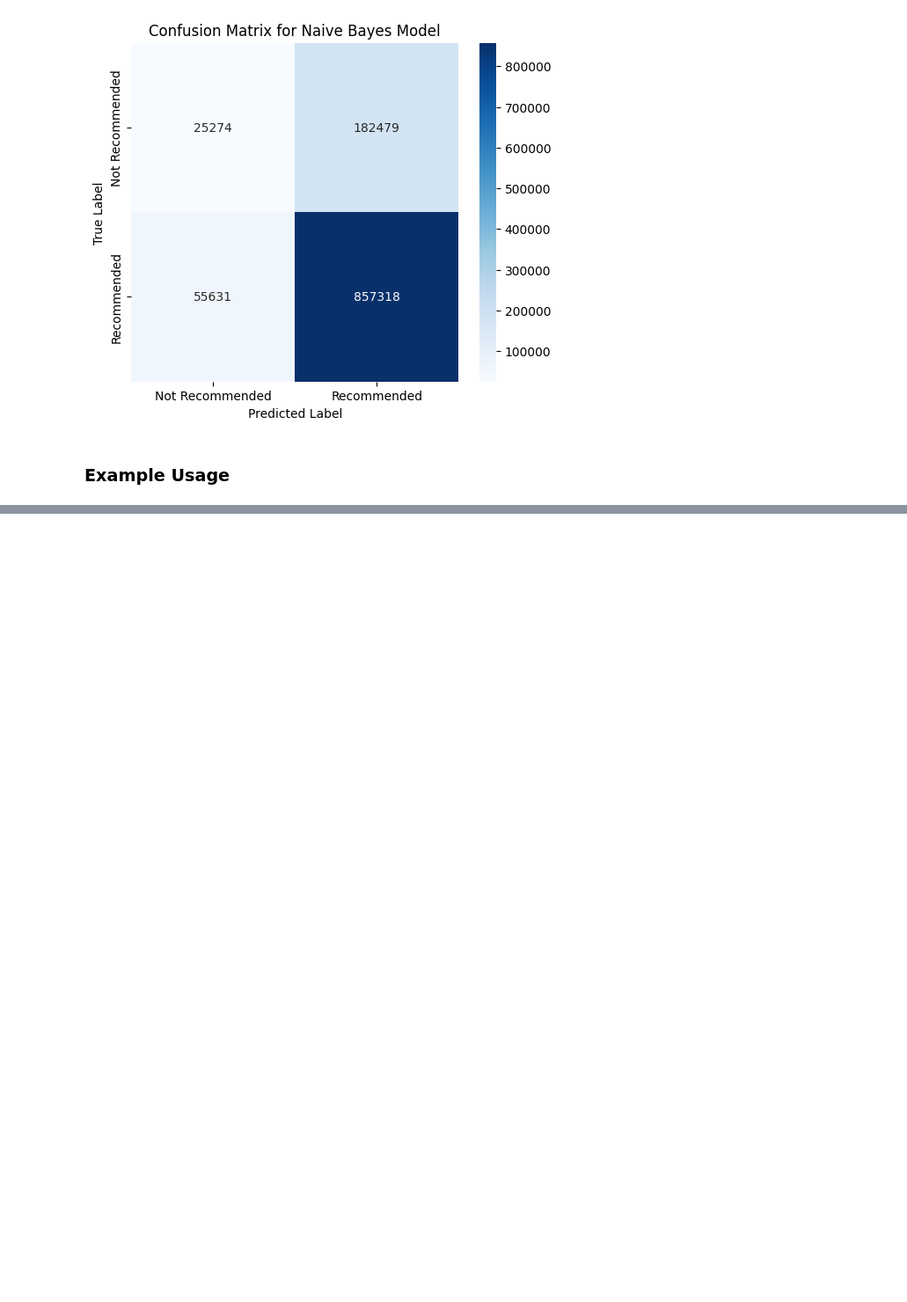
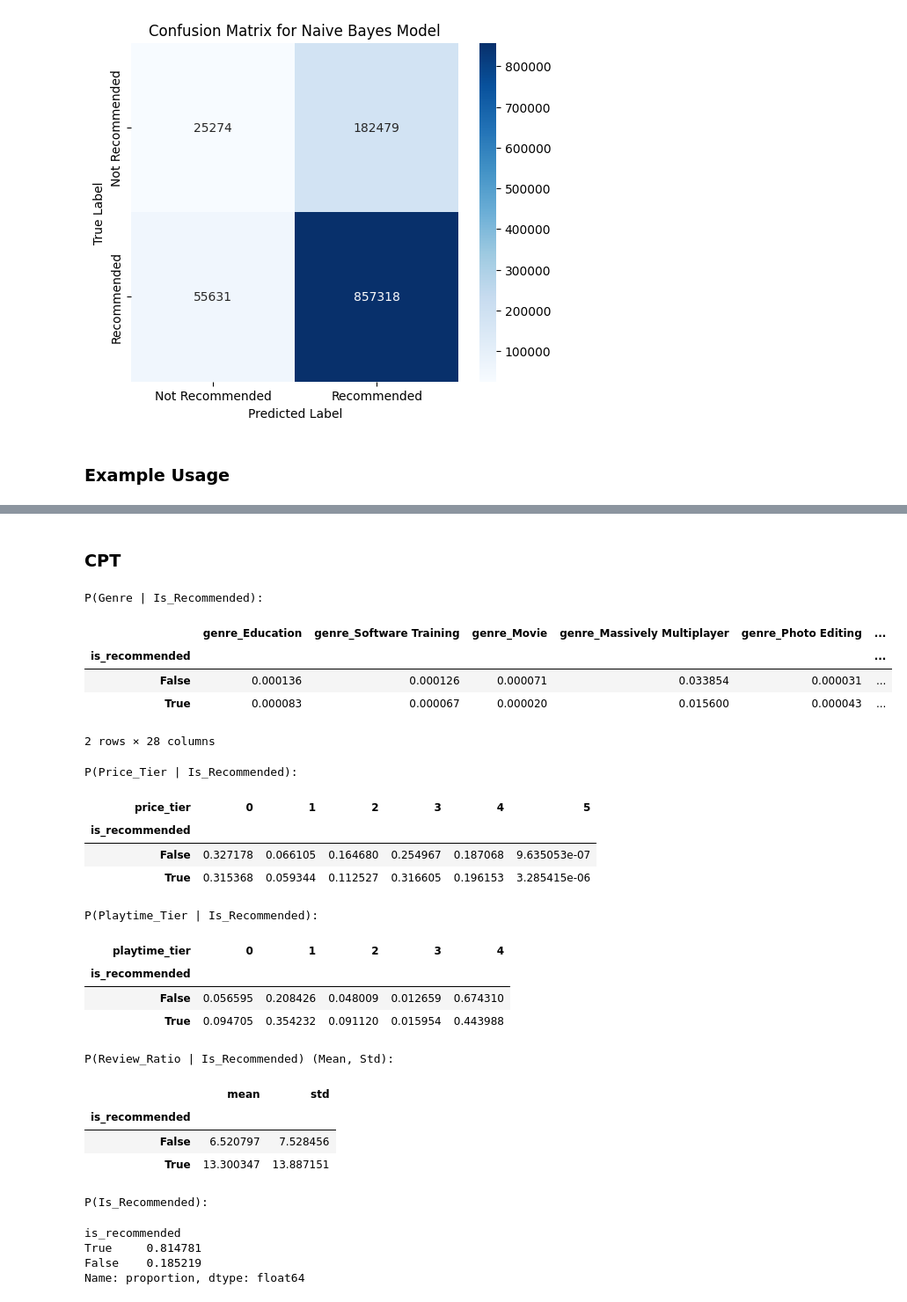
Before and after one commit to derricknguyen12/cse150a_project, a Jupyter notebook: proj.ipynb, the cells around one changed output, grey strips where cells are left out. Shown: that part at 88% size. Drawn from its saved outputs; the diff is of its cells as text; code cells hidden in the pictures; blank space fills up the shorter version.

```diff
--- a/proj.ipynb
+++ b/proj.ipynb
@@ -914,0 +838,64 @@ IndexError: index 3 is out of bounds for axis 0 with size 3
+# %% [markdown]
+### CPT
+# %%
+import pandas as pd
+import numpy as np
+import warnings
+warnings.filterwarnings('ignore')
+
+# Calculate P(Genre | Is_Recommended)
+genre_columns = [col for col in merged_df.columns if col.startswith('genre_')]  # Extract genre columns
+genre_counts = merged_df.groupby(['is_recommended'])[genre_columns].sum()
+genre_probabilities = genre_counts.div(genre_counts.sum(axis=1), axis=0)
+
+# Calculate P(Price_Tier | Is_Recommended)
+price_counts = merged_df.groupby(['is_recommended', 'price_tier']).size().unstack(fill_value=0)
+price_probabilities = price_counts.div(price_counts.sum(axis=1), axis=0)
+
+# Calculate P(Playtime_Tier | Is_Recommended)
+playtime_counts = merged_df.groupby(['is_recommended', 'playtime_tier']).size().unstack(fill_value=0)
+playtime_probabilities = playtime_counts.div(playtime_counts.sum(axis=1), axis=0)
+
+# Calculate P(Review_Ratio | Is_Recommended) using mean and standard deviation
+review_stats = merged_df.groupby('is_recommended')['review_ratio'].agg(['mean', 'std'])
+
+# Calculate P(Is_Recommended)
+is_recommended_prob = merged_df['is_recommended'].value_counts(normalize=True)
+
+print("P(Genre | Is_Recommended):")
+display(genre_probabilities)
+print("\nP(Price_Tier | Is_Recommended):")
+display(price_probabilities)
+print("\nP(Playtime_Tier | Is_Recommended):")
+display(playtime_probabilities)
+print("\nP(Review_Ratio | Is_Recommended) (Mean, Std):")
+display(review_stats)
+print("\nP(Is_Recommended):")
+display(is_recommended_prob)
+# %% [output]
+P(Genre | Is_Recommended):
+|  | genre_Education | genre_Software Training | genre_Movie | genre_Massively Multiplayer | genre_Photo Editing | ... |
+| is_recommended |  |  |  |  |  | ... |
+| False | 0.000136 | 0.000126 | 0.000071 | 0.033854 | 0.000031 | ... |
+| True | 0.000083 | 0.000067 | 0.000020 | 0.015600 | 0.000043 | ... |
+2 rows × 28 columns
+P(Price_Tier | Is_Recommended):
+| price_tier | 0 | 1 | 2 | 3 | 4 | 5 |
+| is_recommended |  |  |  |  |  |  |
+| False | 0.327178 | 0.066105 | 0.164680 | 0.254967 | 0.187068 | 9.635053e-07 |
+| True | 0.315368 | 0.059344 | 0.112527 | 0.316605 | 0.196153 | 3.285415e-06 |
+P(Playtime_Tier | Is_Recommended):
+| playtime_tier | 0 | 1 | 2 | 3 | 4 |
+| is_recommended |  |  |  |  |  |
+| False | 0.056595 | 0.208426 | 0.048009 | 0.012659 | 0.674310 |
+| True | 0.094705 | 0.354232 | 0.091120 | 0.015954 | 0.443988 |
+P(Review_Ratio | Is_Recommended) (Mean, Std):
+|  | mean | std |
+| is_recommended |  |  |
+| False | 6.520797 | 7.528456 |
+| True | 13.300347 | 13.887151 |
+P(Is_Recommended):
+is_recommended
+True     0.814781
+False    0.185219
+Name: proportion, dtype: float64
```
Also changed, not shown: parts of 12 cells of this notebook.
